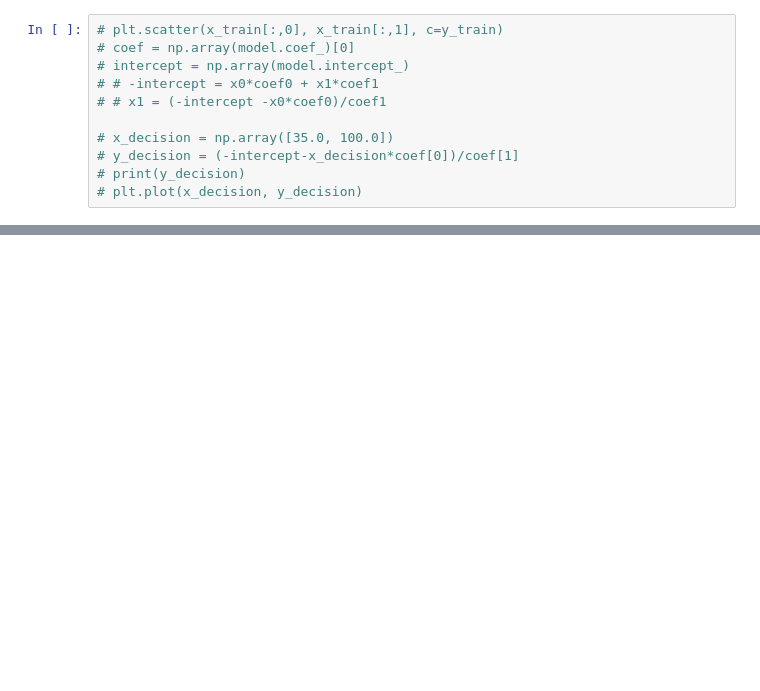
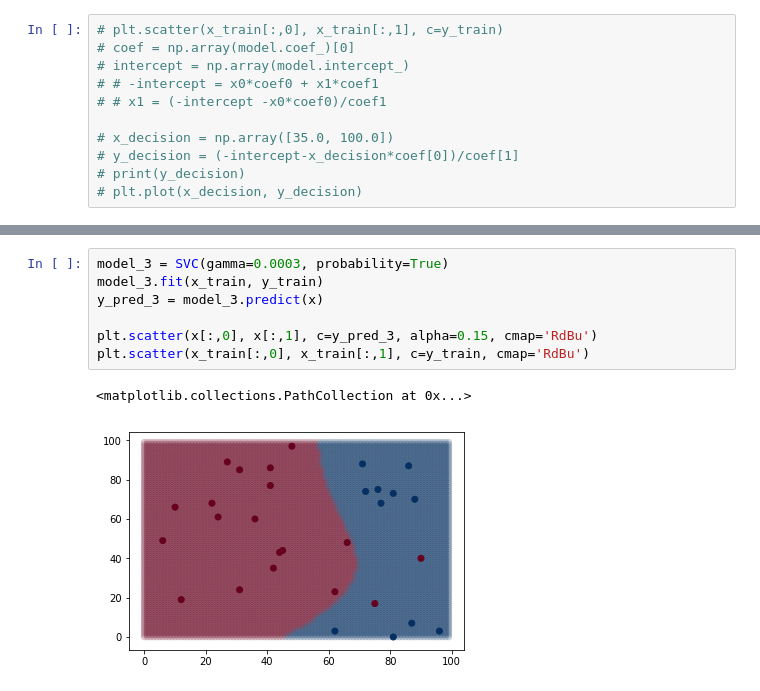
Before and after one commit to geugon/shared_pieces, a Jupyter notebook: SVM_demo.ipynb, the cells around one changed output, grey strips where cells are left out. Drawn from its saved outputs; the diff is of its cells as text; blank space fills up the shorter version.

```diff
--- a/SVM_demo.ipynb
+++ b/SVM_demo.ipynb
@@ -70 +72,11 @@ print(model.intercept_)
+# %%
+model_3 = SVC(gamma=0.0003, probability=True)
+model_3.fit(x_train, y_train)
+y_pred_3 = model_3.predict(x)
+
+plt.scatter(x[:,0], x[:,1], c=y_pred_3, alpha=0.15, cmap='RdBu')
+plt.scatter(x_train[:,0], x_train[:,1], c=y_train, cmap='RdBu')
+# %% [output]
+<matplotlib.collections.PathCollection at 0x...>
+[figure, added]
 # %%
```
Also changed, not shown: parts of 12 cells of this notebook.
